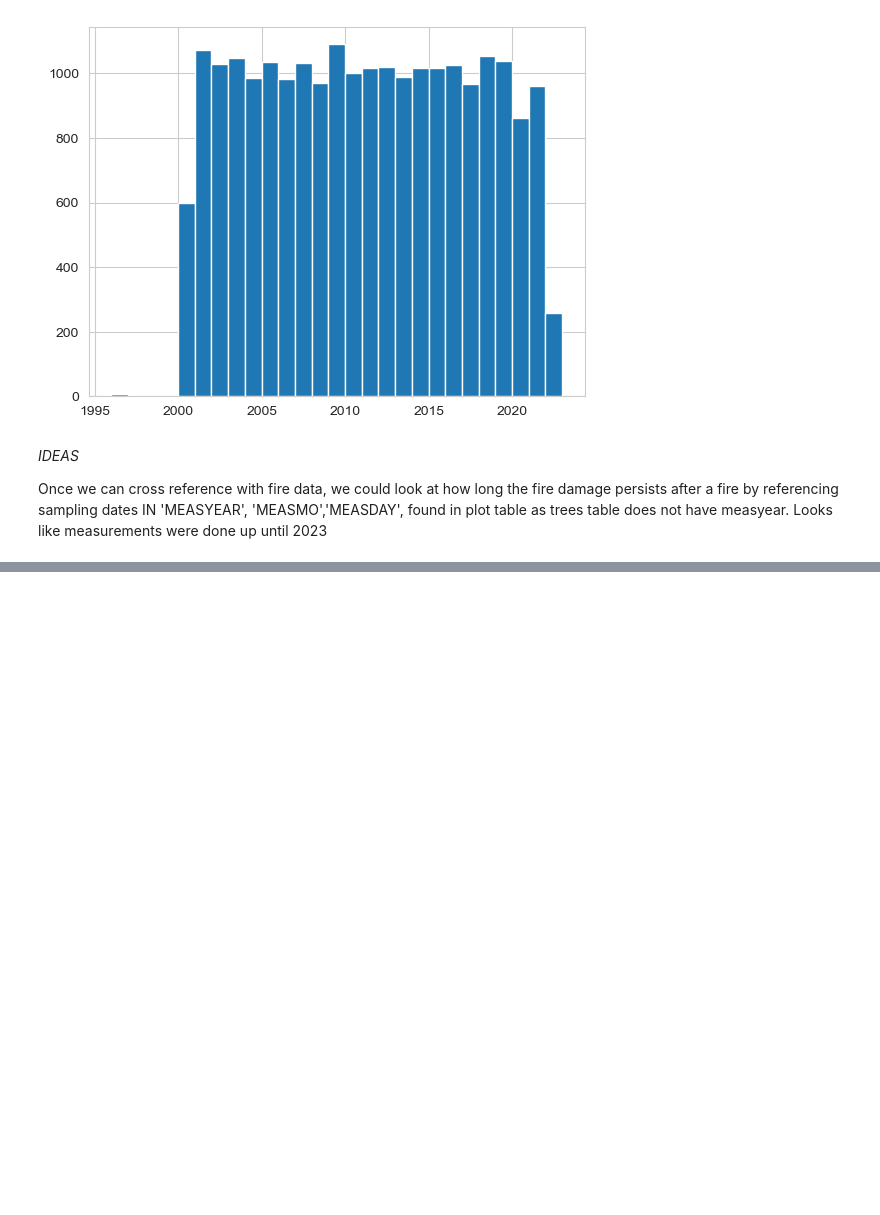
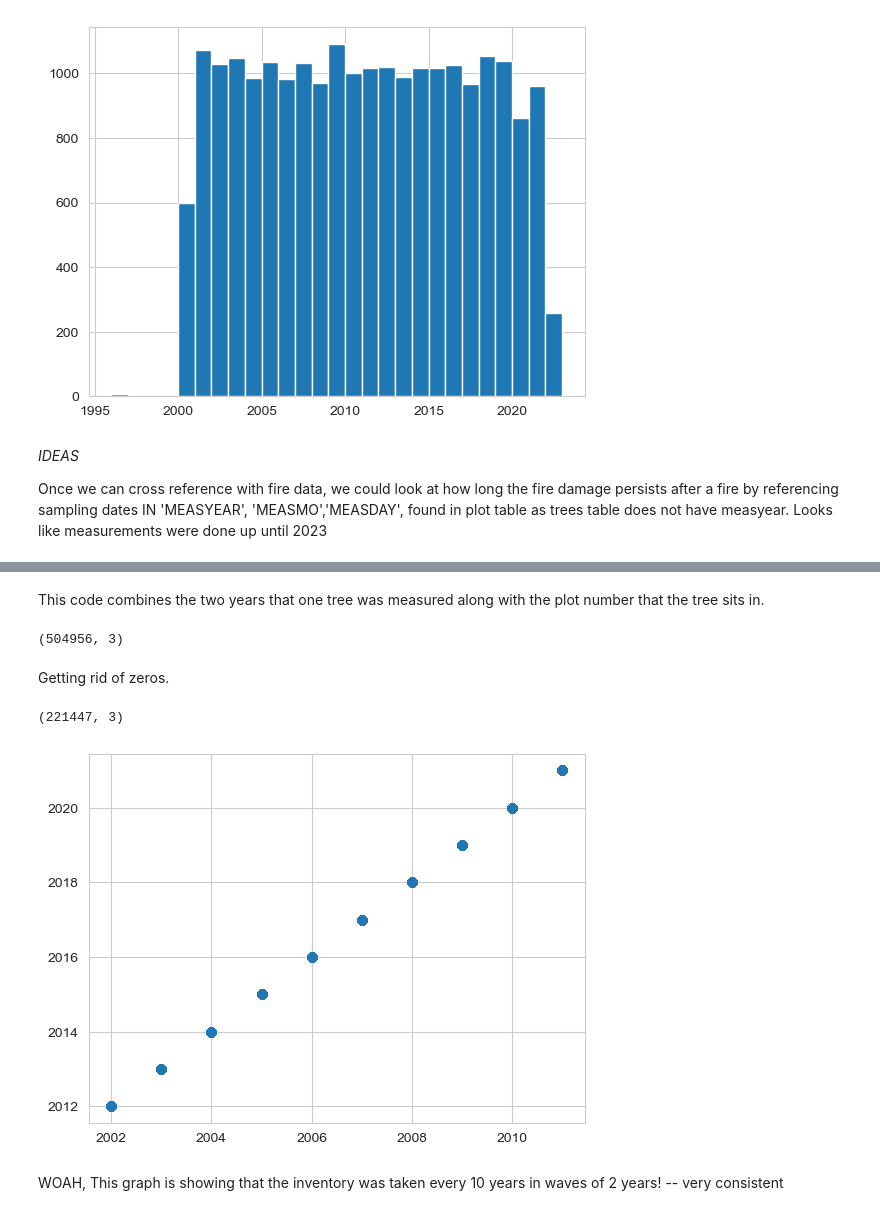
Before and after one commit to hbclad/Erdos_Trees, a Jupyter notebook: Data Analysis/Trees_FIA_Crown&Damage.ipynb, the cells around one changed output, grey strips where cells are left out. Drawn from its saved outputs; the diff is of its cells as text; code cells hidden in the pictures; blank space fills up the shorter version.

Commit message:
INVYR analysis

```diff
--- a/Data Analysis/Trees_FIA_Crown&Damage.ipynb
+++ b/Data Analysis/Trees_FIA_Crown&Damage.ipynb
@@ -234,0 +238,3 @@ Looks like measurements were done up until 2023
+# %%
+WT = pd.read_csv('../Data/WA_TREE.csv')
+WT.columns
@@ -234,0 +272,28 @@ Looks like measurements were done up until 2023
+# %% [markdown]
+This code combines the two years that one tree was measured along with the plot number that the tree sits in.
+# %%
+years = np.zeros((len(WT),3))
+for index,row in WT.iterrows():
+    if not np.isnan(row.PREV_TRE_CN) and (row.INVYR != 0):
+        oldrow = WT[WT['CN'] == row.PREV_TRE_CN]
+        if not oldrow.empty:
+            years[index,0] = oldrow.iloc[0].INVYR
+            years[index,1] = row.INVYR
+            years[index,2] = row.PLOT
+
+years.shape
+# %% [output]
+(504956, 3)
+# %% [markdown]
+Getting rid of zeros.
+# %%
+zeros = np.any(years == 0, axis = 1)
+years = years[~zeros]
+print(years.shape)
+plt.scatter(years[:,0],years[:,1])
+plt.show()
+# %% [output]
+(221447, 3)
+[figure, added]
+# %% [markdown]
+WOAH, This graph is showing that the inventory was taken every 10 years in waves of 2 years! -- very consistent
```
Also changed, not shown: parts of 8 cells of this notebook, 2 other files.
